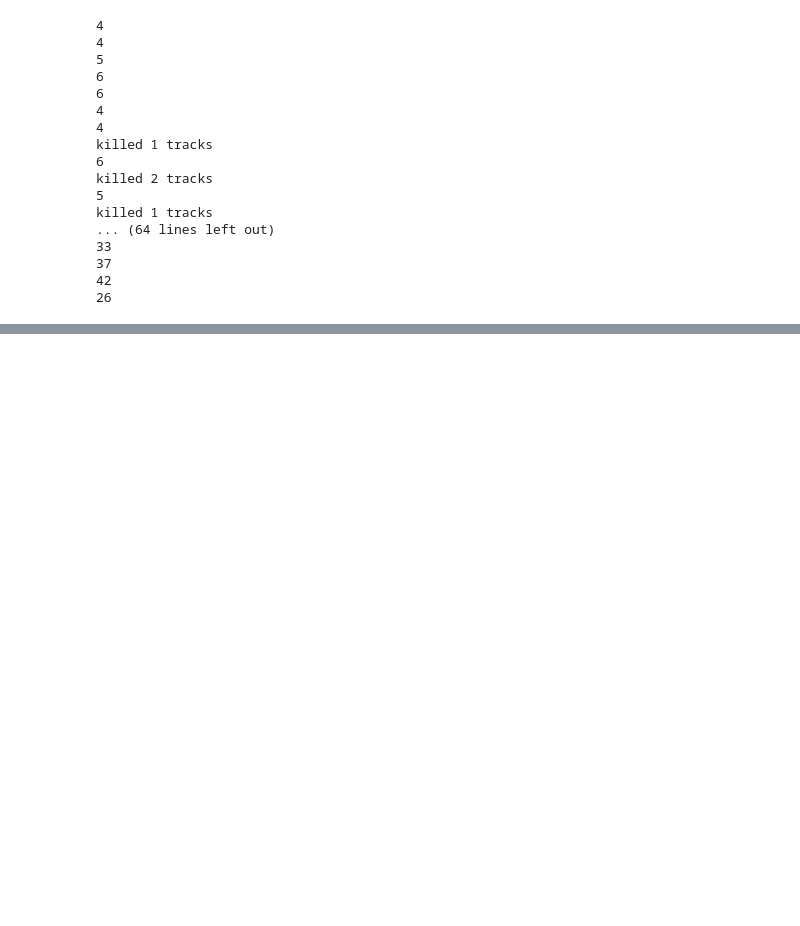
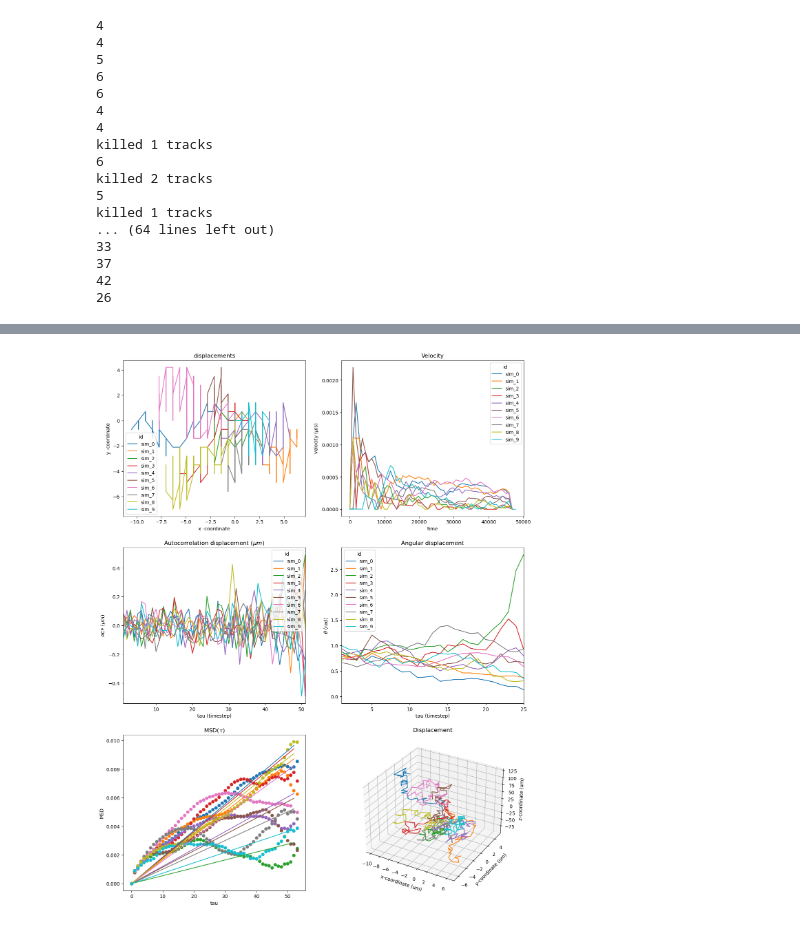
Before and after one commit to ArttuD/InstruProject, a Jupyter notebook: NikonTest/NikonParser.ipynb, the cells around one changed output, grey strips where cells are left out. Saved outputs shown, nothing was run; the diff lists cells and outputs as text; code cells hidden in the pictures; blank space fills up the shorter version.

```diff
--- a/NikonTest/NikonParser.ipynb
+++ b/NikonTest/NikonParser.ipynb
@@ -800,0 +821,61 @@ def SVD(x,y,dt):
+# %%
+count = 0
+for tags, k in df.groupby(["channel", "location"]):
+
+    k = k.reset_index()#.loc[1:df.shape[0]-2,:].reset_index(
+    last_time = k["idx"].values[-3]
+
+    fig = plt.figure(figsize=(15,20))
+    ax = [
+        fig.add_subplot(321),
+        fig.add_subplot(322),
+        fig.add_subplot(323),
+        fig.add_subplot(324),
+        fig.add_subplot(325),
+        fig.add_subplot(326, projection='3d')
+    ]
+
+    sns.lineplot(x = "x_norm", y = "y_norm", data = k, hue = "id", ax = ax[0])
+    ax[0].set_title("displacements")
+    ax[0].set_xlabel("x -coordinate")
+    ax[0].set_ylabel("y -coordinate")
+
+    sns.lineplot(x = "time", y = "velocity_tau", data = k, hue = "id", ax = ax[1])
+    ax[1].set_title("Velocity")
+    ax[1].set_xlabel("time")
+    ax[1].set_ylabel(r"velocity ($\mu$/s)")
+
+    sns.lineplot(x = "idx", y = "ACF_tau", data = k, hue = "id", ax = ax[2])
+    ax[2].set_title(r"Autocorrelation displacement ($\mu m$)")
+    ax[2].set_xlabel("tau (timestep)")
+    ax[2].set_ylabel(r"ACF ($\mu m$)")
+    ax[2].set_xlim([1,last_time])
+
+    sns.lineplot(x = "idx", y = "theta_tau", data = k, hue = "id", ax = ax[3])
+    ax[3].set_title("Angular displacement")
+    ax[3].set_xlabel("tau (timestep)")
+    ax[3].set_ylabel(r"$\theta$ (rad)")
+    ax[3].set_xlim([1,int(last_time/2)])
+
+    for count, i in (k.groupby(["id"])):
+        ax[4].scatter(i["idx"], i["MSD_tau"], label = "track_{}".format(count))
+        popt, pcov, tau_pred, MSD_pred, diffusion_coef = MSD_2D(i["MSD_tau"].values[:-1], i["idx"].values[:-1])
+        ax[4].plot(tau_pred, MSD_pred, label = "Fit")
+
+    #ax[2,0].legend()
+    ax[4].set_title(r"MSD($\tau$)")
+    ax[4].set_xlabel("tau")
+    ax[4].set_ylabel("MSD")
+    #print("2D MSD" *popt, " Diff: ",  diffusion_coef)
+
+    ax[5].set_title(r"Displacement")
+    for count, i in (k.groupby(["id"])):
+        ax[5].plot(i["x"],i["y"],i["z"]*10, label =  "track_{}".format(count))
+
+    ax[5].set_xlabel("x-coordinate (um)")
+    ax[5].set_ylabel("y-coordinate (um)")
+    ax[5].set_zlabel("z-coordinate (um)")
+
+    fig.savefig(os.path.join("./results", "sim_{}_{}_{}.png".format(day, tags[0], tags[1])))
+# %% [output]
+[figure, added]
```
Also changed, not shown: parts of 8 cells of this notebook, 1 other file.
